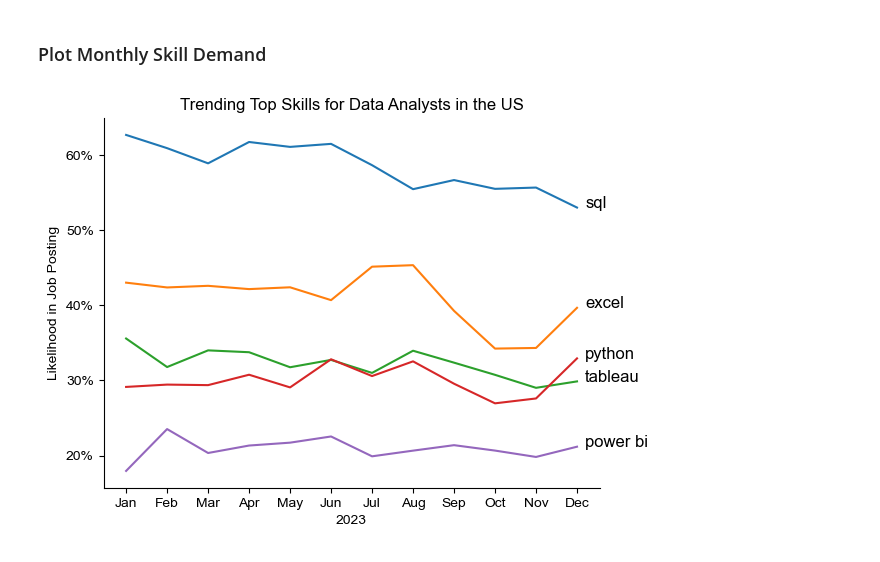
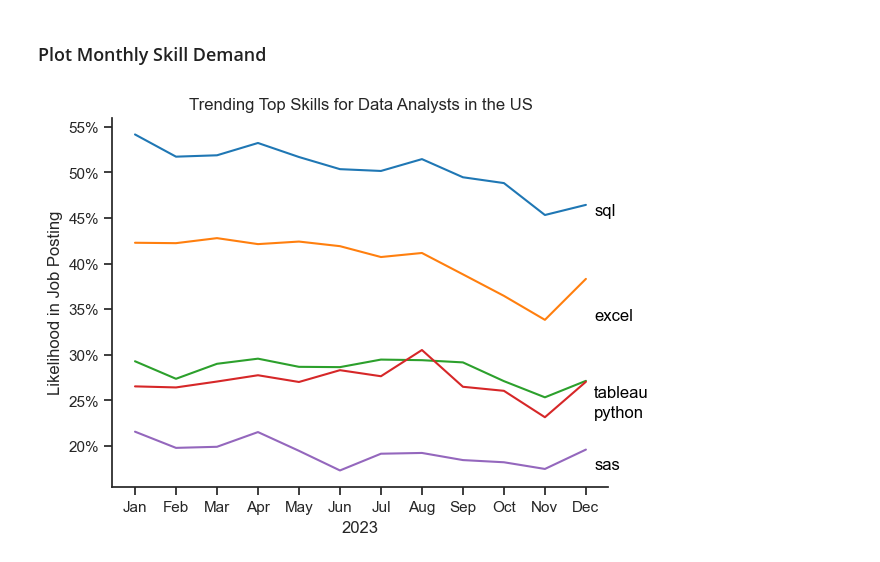
Before and after one commit to WiktorPoziemski/Python_Data_Project, a Jupyter notebook: 3_Project/3_Skills_Trend.ipynb, the cells around one changed output. Cells and saved outputs as stored; diff of their text form; code cells hidden in the pictures.

```diff
--- a/3_Project/3_Skills_Trend.ipynb
+++ b/3_Project/3_Skills_Trend.ipynb
@@ -26,7 +26,7 @@ df['job_skills'] = df['job_skills'].apply(lambda skill_list: ast.literal_eval(sk
 # %% [markdown]
 ### Group the Skills by Month
 # %%
-df_DA_US = df[(df['job_country'] == 'United States') & (df['job_title'] == 'Data Analyst')].copy()
+df_DA_US = df[(df['job_country'] == 'United States') & (df['job_title_short'] == 'Data Analyst')].copy()
 
 df_DA_US['job_posted_month_no'] = df_DA_US['job_posted_date'].dt.month
 
@@ -121,21 +121,21 @@ df_DA_US_percent
 # %%
 from matplotlib.ticker import PercentFormatter
 
 df_plot = df_DA_US_percent.iloc[:, :5]
 sns.lineplot(data=df_plot, dashes=False, legend='full', palette='tab10')
 sns.set_theme(style='ticks')
 sns.despine() # remove top and right spines
 
 plt.title('Trending Top Skills for Data Analysts in the US')
 plt.ylabel('Likelihood in Job Posting')
 plt.xlabel('2023')
 plt.legend().remove()
 plt.gca().yaxis.set_major_formatter(PercentFormatter(decimals=0))
 
 # annotate the plot with the top 5 skills using plt.text()
 for i in range(5):
-    plt.text(11.2, df_plot.iloc[-1, i], df_plot.columns[i], color='black')
+    plt.text(11.2, df_plot.iloc[-2, i], df_plot.columns[i], color='black')
 
 plt.show()
 # %% [output]
-[figure, old version]
+[figure, new version]
```
Also changed, not shown: parts of 4 cells of this notebook, 7 other files.
